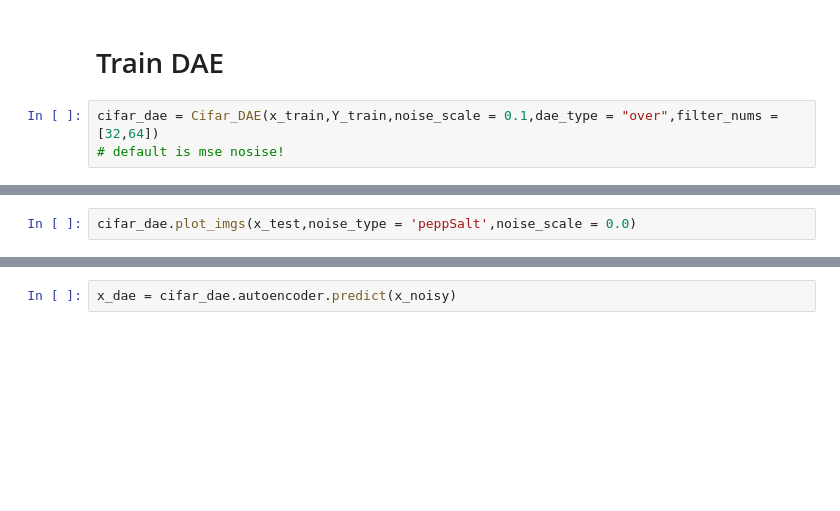
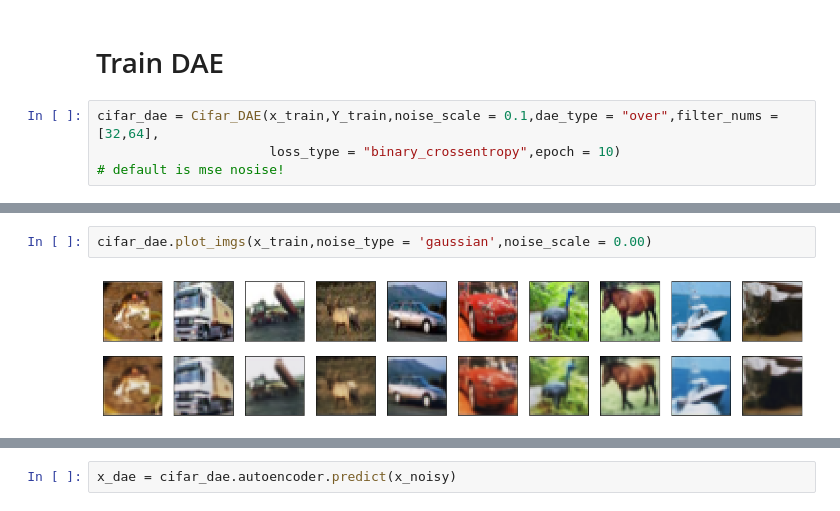
Before and after one commit to psr6275/Projected-Autoencoder, a Jupyter notebook: jupyter/cifar10_clf.ipynb, the cells around one changed output, grey strips where cells are left out. Drawn from its saved outputs; the diff is of its cells as text; blank space fills up the shorter version.

```diff
--- a/jupyter/cifar10_clf.ipynb
+++ b/jupyter/cifar10_clf.ipynb
@@ -91,7 +91,8 @@ cifar_cnn.targeted_attack(x_test,Y_test,file_name = 'cifar10_adv')
 # %% [markdown]
 # Train DAE
 # %%
-cifar_dae = Cifar_DAE(x_train,Y_train,noise_scale = 0.1,dae_type = "over",filter_nums = [32,64])
+cifar_dae = Cifar_DAE(x_train,Y_train,noise_scale = 0.1,dae_type = "over",filter_nums = [32,64],
+                      loss_type = "binary_crossentropy",epoch = 10)
 # default is mse nosise!
 # %%
 cifar_dae.train_dae()
@@ -102,5 +117,7 @@ Epoch 1/30
 # %%
-cifar_dae.plot_imgs(x_test,noise_type = 'peppSalt',noise_scale = 0.0)
+cifar_dae.plot_imgs(x_train,noise_type = 'gaussian',noise_scale = 0.00)
+# %% [output]
+[figure, added]
 # %%
 _,x_noisy = corrupt(x_test,scale = 0.1, noise_type = "peppSalt")
 cifar_cnn.accuracy_score(x_noisy,Y_test)
```
Also changed, not shown: parts of 2 cells of this notebook, 1 other file.
